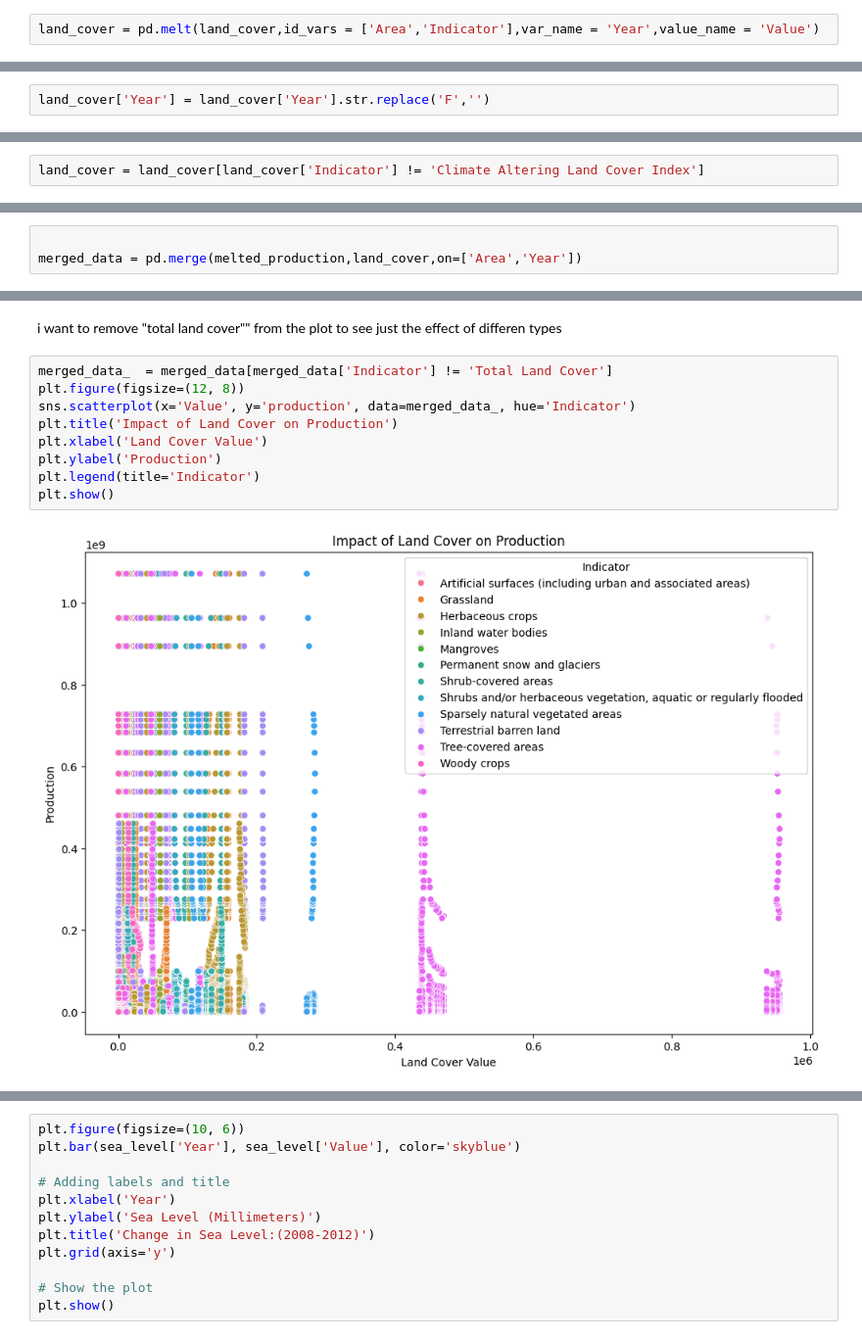
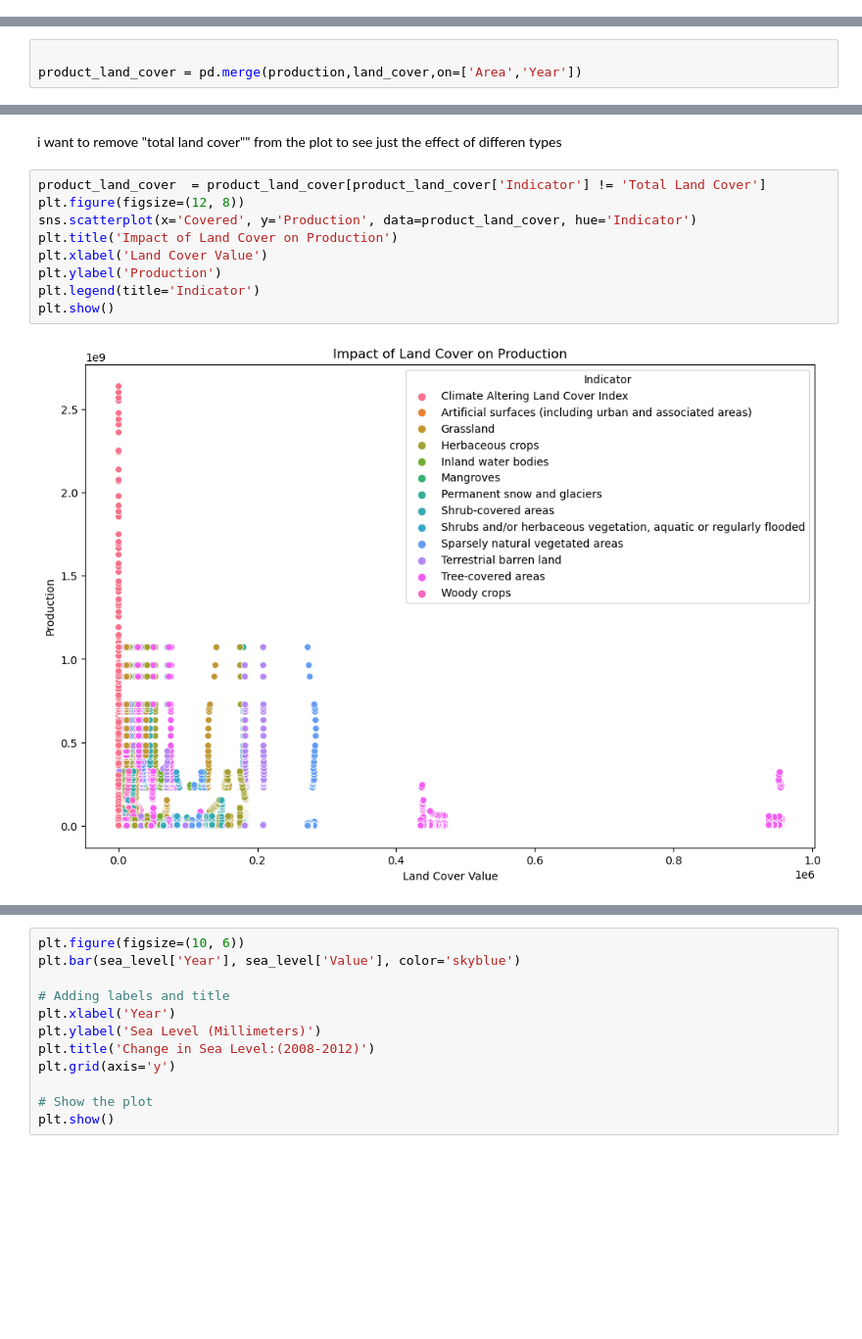
Before and after one commit to aymanezz/Climate_Impact_Agriculture_Yield, a Jupyter notebook: notebooks/EDA.ipynb, the cells around one changed output, grey strips where cells are left out. Shown at 98% size. Drawn from its saved outputs; the diff is of its cells as text; blank space fills up the shorter version.

```diff
--- a/notebooks/EDA.ipynb
+++ b/notebooks/EDA.ipynb
@@ -483,2 +313,0 @@ array(['Climate Altering Land Cover Index', 'Total Land Cover',
-# %%
-land_cover = pd.melt(land_cover,id_vars = ['Area','Indicator'],var_name = 'Year',value_name = 'Value')
@@ -494,2 +313,0 @@ land_cover.head()
-# %%
-land_cover['Year'] = land_cover['Year'].str.replace('F','')
@@ -507,5 +314,3 @@ we don not need the impact of land cover on climate we focus here on the impact
-# %%
-land_cover = land_cover[land_cover['Indicator'] != 'Climate Altering Land Cover Index']
 # %%
 plt.figure(figsize=(12, 6))
 sns.countplot(x='Indicator', data=land_cover)
@@ -532,4 +333,4 @@ melted_production.shape,land_cover.shape
 # %%
 
-merged_data = pd.merge(melted_production,land_cover,on=['Area','Year'])
+product_land_cover = pd.merge(production,land_cover,on=['Area','Year'])
 # %%
@@ -557,15 +351,15 @@ plt.show()
 # %% [markdown]
 i want to remove "total land cover"" from the plot to see just the effect of differen types
 # %%
-merged_data_  = merged_data[merged_data['Indicator'] != 'Total Land Cover']
+product_land_cover  = product_land_cover[product_land_cover['Indicator'] != 'Total Land Cover']
 plt.figure(figsize=(12, 8))
-sns.scatterplot(x='Value', y='production', data=merged_data_, hue='Indicator')
+sns.scatterplot(x='Covered', y='Production', data=product_land_cover, hue='Indicator')
 plt.title('Impact of Land Cover on Production')
 plt.xlabel('Land Cover Value')
 plt.ylabel('Production')
 plt.legend(title='Indicator')
 plt.show()
 # %% [output]
-[figure, old version]
+[figure, new version]
 # %%
 plt.figure(figsize = (20,10))
```
Also changed, not shown: parts of 73 cells of this notebook, 4 other files.
